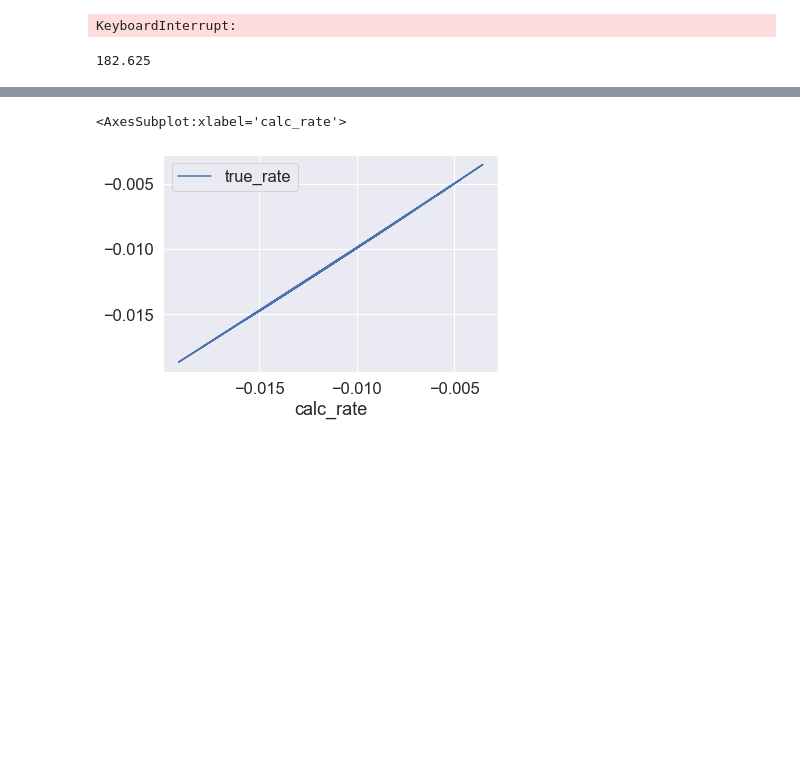
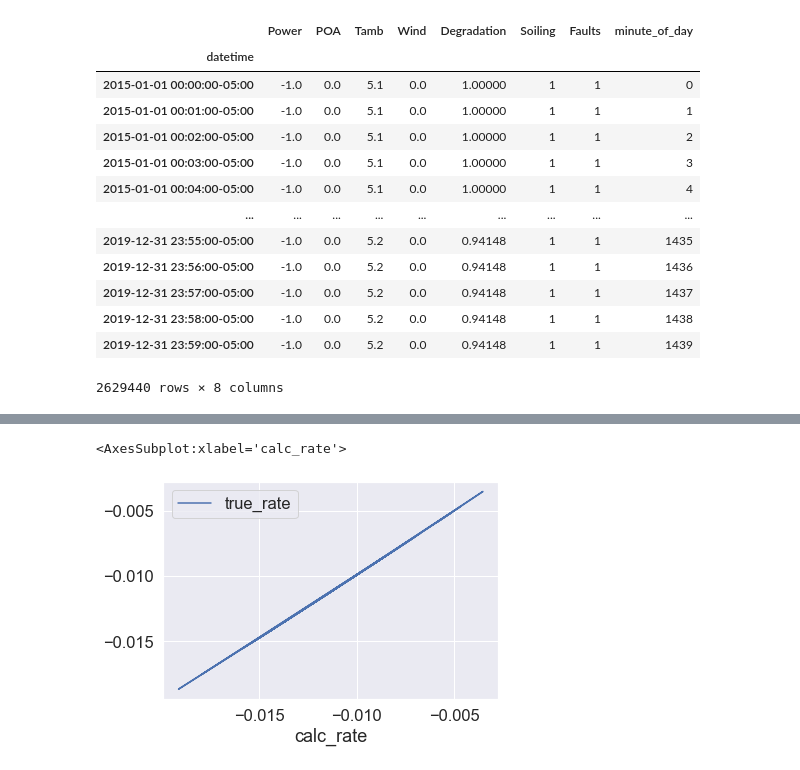
Before and after one commit to Rufski/S2DS-EPRI, a Jupyter notebook: notebooks/2.0-djv-ucr.ipynb, the cells around one changed output, grey strips where cells are left out. Cells and saved outputs as stored; diff of their text form; code cells hidden in the pictures; blank space fills up the shorter version.

```diff
--- a/notebooks/2.0-djv-ucr.ipynb
+++ b/notebooks/2.0-djv-ucr.ipynb
@@ -300,48 +94,17 @@ with open(r'basic_results.csv','a') as f:
-# %%
-def load_df_from_datasets(location_prefix, number):
-    target_file = "{}_{}.csv".format(location_prefix, number)
-    df = pd.read_csv(target_file)
-    df = df.rename(columns={'Unnamed: 0':'time'})
-    df['time'] = pd.to_datetime(df['time'])
-    df['time'] = df['time'].dt.tz_localize(None)
-    df['minute'] = df.time.dt.minute + 60 * df.time.dt.hour
-    df = df.set_index('time')
-    df['year'] = pd.DatetimeIndex(df.index).year
-    df['month'] = pd.DatetimeIndex(df.index).month
-    df['day'] = pd.DatetimeIndex(df.index).day
-    df['hour'] = pd.DatetimeIndex(df.index).hour
-    df['minute_of_hour'] = pd.DatetimeIndex(df.index).minute
-    df['minute_of_day'] = df['minute_of_hour'] + df['hour'] * 60
-
-
-    return df
-
-def preprocess(df, window):
-    df_night = ma_da.remove_night_time_data(df)
-    df_night_clip = ma_da.remove_clipping_with_flexible_window(df_night, verbose=False)
-
-    df_post = df_night_clip.resample(window).mean()
-    df_post["LogPower"] = np.log(df_post["Power"])
-
-    return df_post
-
-with open(r'soil_results_2D.csv','w') as f:
-    writer = csv.writer(f)
-    writer.writerow(["data_set", "calc_rate", "true_rate", "error"])
-
-    for i in range(2):
-        basic_df = load_df_from_datasets("../data/raw/synthetic_soil/Synthetic_Soil", i)
-        basic_df_post_weekly = preprocess(basic_df, "5D")
-        unrestricted_model_monthly = {
-            'level': "fixed slope", 'seasonal':75,
-        }
-        output_mod = sm.tsa.UnobservedComponents(basic_df_post_weekly["LogPower"], **unrestricted_model_monthly)
-        output_res = output_mod.fit(method="powell", disp=False)
-        calculated_rate_old = np.exp(np.mean(output_res.trend["smoothed"][13:])*365)-1
-        writer.writerow([i, calculated_rate_old, basic_df["Degradation_rate_per_yr"][0], (calculated_rate_old - basic_df["Degradation_rate_per_yr"][0])])
-# %% [output]
-KeyboardInterrupt:
-# %%
-365.25/2
-# %% [output]
-182.625
+# %%
+import_df_from_zip_pkl("../data/raw/synthetic_basic.zip", 0)
+# %% [output]
+|  | Power | POA | Tamb | Wind | Degradation | Soiling | Faults | minute_of_day |
+| datetime |  |  |  |  |  |  |  |  |
+| 2015-01-01 00:00:00-05:00 | -1.0 | 0.0 | 5.1 | 0.0 | 1.00000 | 1 | 1 | 0 |
+| 2015-01-01 00:01:00-05:00 | -1.0 | 0.0 | 5.1 | 0.0 | 1.00000 | 1 | 1 | 1 |
+| 2015-01-01 00:02:00-05:00 | -1.0 | 0.0 | 5.1 | 0.0 | 1.00000 | 1 | 1 | 2 |
+| 2015-01-01 00:03:00-05:00 | -1.0 | 0.0 | 5.1 | 0.0 | 1.00000 | 1 | 1 | 3 |
+| 2015-01-01 00:04:00-05:00 | -1.0 | 0.0 | 5.1 | 0.0 | 1.00000 | 1 | 1 | 4 |
+| ... | ... | ... | ... | ... | ... | ... | ... | ... |
+| 2019-12-31 23:55:00-05:00 | -1.0 | 0.0 | 5.2 | 0.0 | 0.94148 | 1 | 1 | 1435 |
+| 2019-12-31 23:56:00-05:00 | -1.0 | 0.0 | 5.2 | 0.0 | 0.94148 | 1 | 1 | 1436 |
+| 2019-12-31 23:57:00-05:00 | -1.0 | 0.0 | 5.2 | 0.0 | 0.94148 | 1 | 1 | 1437 |
+| 2019-12-31 23:58:00-05:00 | -1.0 | 0.0 | 5.2 | 0.0 | 0.94148 | 1 | 1 | 1438 |
+| 2019-12-31 23:59:00-05:00 | -1.0 | 0.0 | 5.2 | 0.0 | 0.94148 | 1 | 1 | 1439 |
+2629440 rows × 8 columns
```
Also changed, not shown: parts of 13 cells of this notebook, 1 other file.
